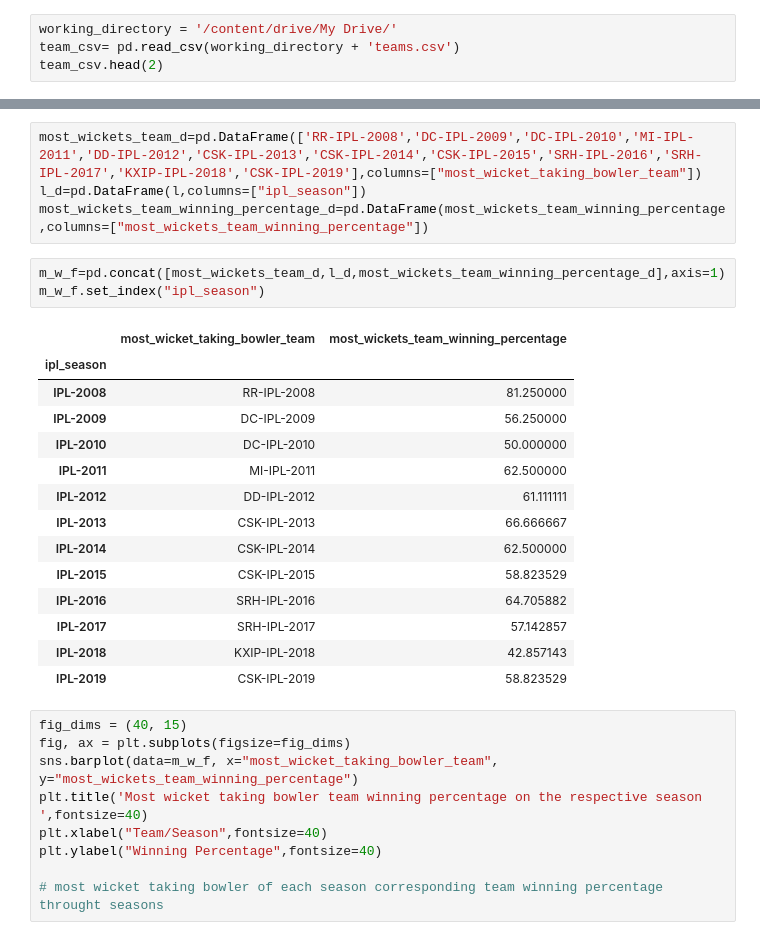
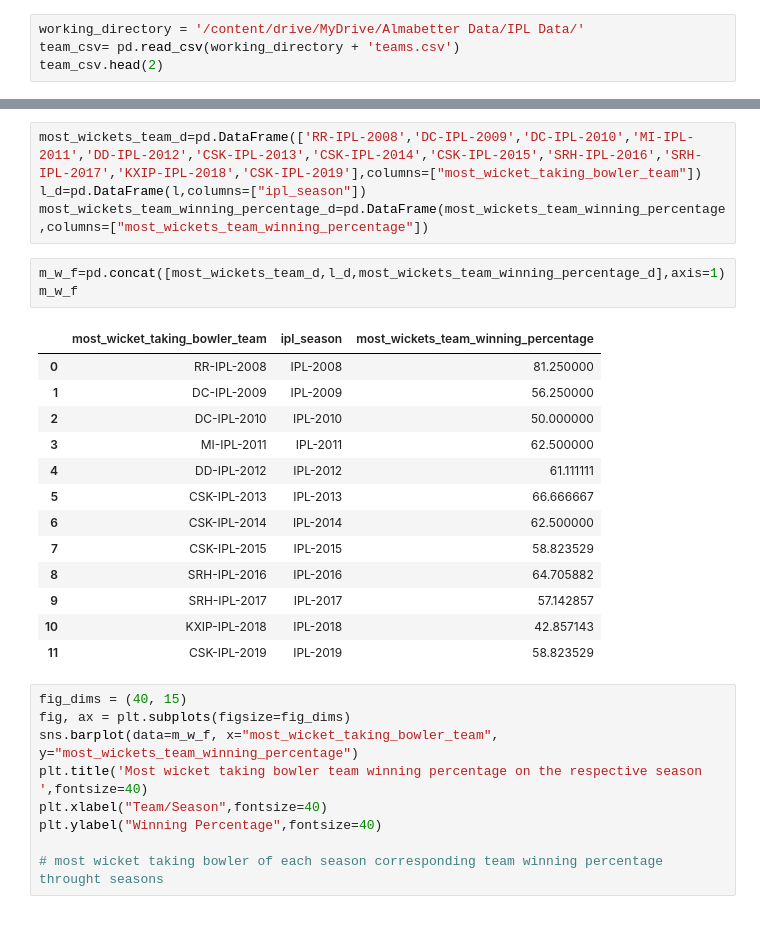
Before and after one commit to akhileshchoudhary1994/IPL-T-20-Cricket-analysis, a Jupyter notebook: Copy_of_IPL_T20_Cricket_Analysis_Capstone_Project.ipynb, the cells around one changed output, grey strips where cells are left out. Saved outputs shown, nothing was run; the diff lists cells and outputs as text.

```diff
--- a/Copy_of_IPL_T20_Cricket_Analysis_Capstone_Project.ipynb
+++ b/Copy_of_IPL_T20_Cricket_Analysis_Capstone_Project.ipynb
@@ -16,7 +16,7 @@ drive.mount('/content/drive')
 # %% [output]
 Mounted at /content/drive
 # %%
-working_directory = '/content/drive/My Drive/'
+working_directory = '/content/drive/MyDrive/Almabetter Data/IPL Data/'
 team_csv= pd.read_csv(working_directory + 'teams.csv')
 team_csv.head(2)
 # %% [output]
@@ -455,22 +464,21 @@ l_d=pd.DataFrame(l,columns=["ipl_season"])
 most_wickets_team_winning_percentage_d=pd.DataFrame(most_wickets_team_winning_percentage,columns=["most_wickets_team_winning_percentage"])
 # %%
 m_w_f=pd.concat([most_wickets_team_d,l_d,most_wickets_team_winning_percentage_d],axis=1)
-m_w_f.set_index("ipl_season")
+m_w_f
 # %% [output]
-|  | most_wicket_taking_bowler_team | most_wickets_team_winning_percentage |
-| ipl_season |  |  |
-| IPL-2008 | RR-IPL-2008 | 81.250000 |
-| IPL-2009 | DC-IPL-2009 | 56.250000 |
-| IPL-2010 | DC-IPL-2010 | 50.000000 |
-| IPL-2011 | MI-IPL-2011 | 62.500000 |
-| IPL-2012 | DD-IPL-2012 | 61.111111 |
-| IPL-2013 | CSK-IPL-2013 | 66.666667 |
-| IPL-2014 | CSK-IPL-2014 | 62.500000 |
-| IPL-2015 | CSK-IPL-2015 | 58.823529 |
-| IPL-2016 | SRH-IPL-2016 | 64.705882 |
-| IPL-2017 | SRH-IPL-2017 | 57.142857 |
-| IPL-2018 | KXIP-IPL-2018 | 42.857143 |
-| IPL-2019 | CSK-IPL-2019 | 58.823529 |
+|  | most_wicket_taking_bowler_team | ipl_season | most_wickets_team_winning_percentage |
+| 0 | RR-IPL-2008 | IPL-2008 | 81.250000 |
+| 1 | DC-IPL-2009 | IPL-2009 | 56.250000 |
+| 2 | DC-IPL-2010 | IPL-2010 | 50.000000 |
+| 3 | MI-IPL-2011 | IPL-2011 | 62.500000 |
+| 4 | DD-IPL-2012 | IPL-2012 | 61.111111 |
+| 5 | CSK-IPL-2013 | IPL-2013 | 66.666667 |
+| 6 | CSK-IPL-2014 | IPL-2014 | 62.500000 |
+| 7 | CSK-IPL-2015 | IPL-2015 | 58.823529 |
+| 8 | SRH-IPL-2016 | IPL-2016 | 64.705882 |
+| 9 | SRH-IPL-2017 | IPL-2017 | 57.142857 |
+| 10 | KXIP-IPL-2018 | IPL-2018 | 42.857143 |
+| 11 | CSK-IPL-2019 | IPL-2019 | 58.823529 |
 # %%
 fig_dims = (40, 15)
 fig, ax = plt.subplots(figsize=fig_dims)
```
Also changed, not shown: parts of 5 cells of this notebook.
